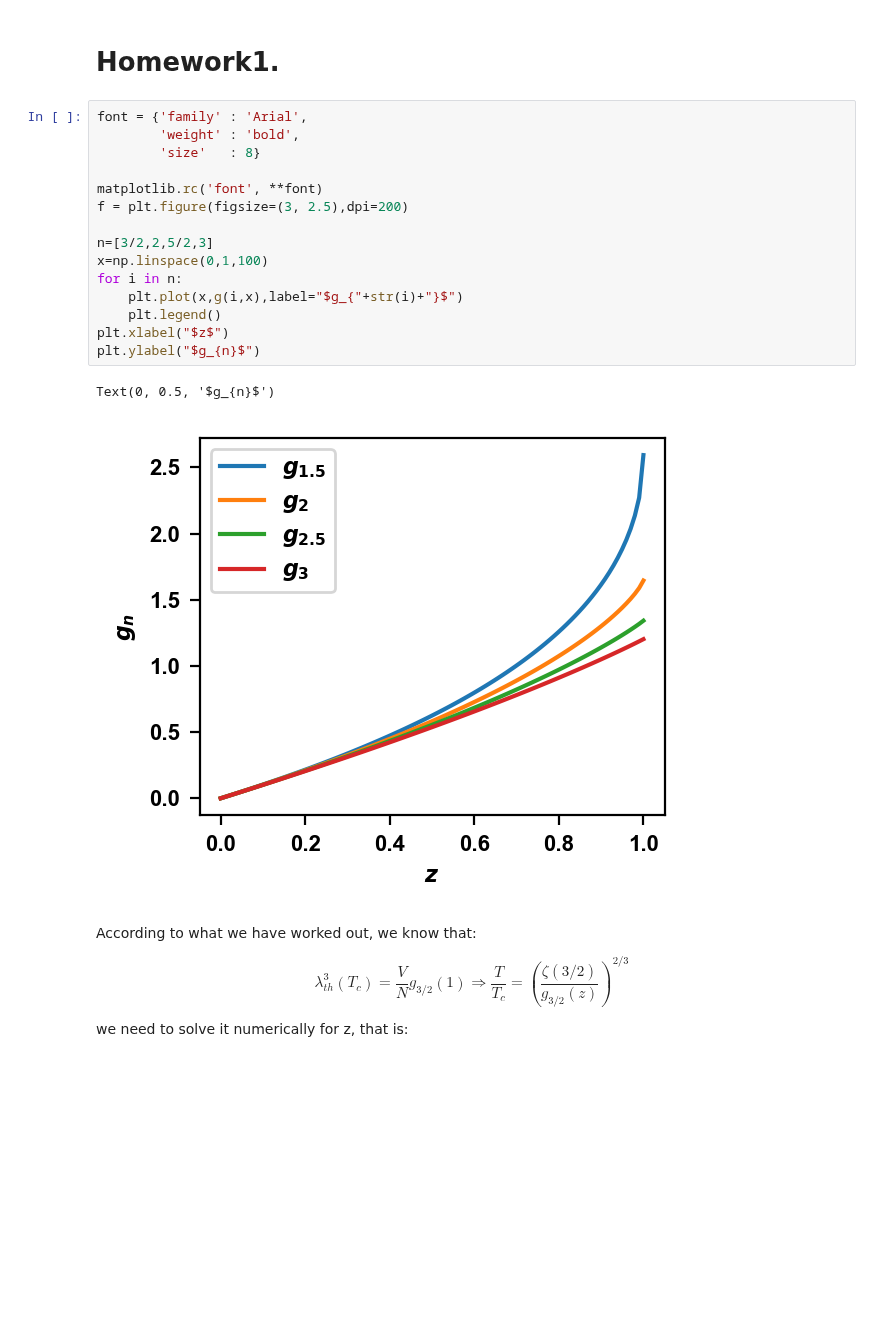
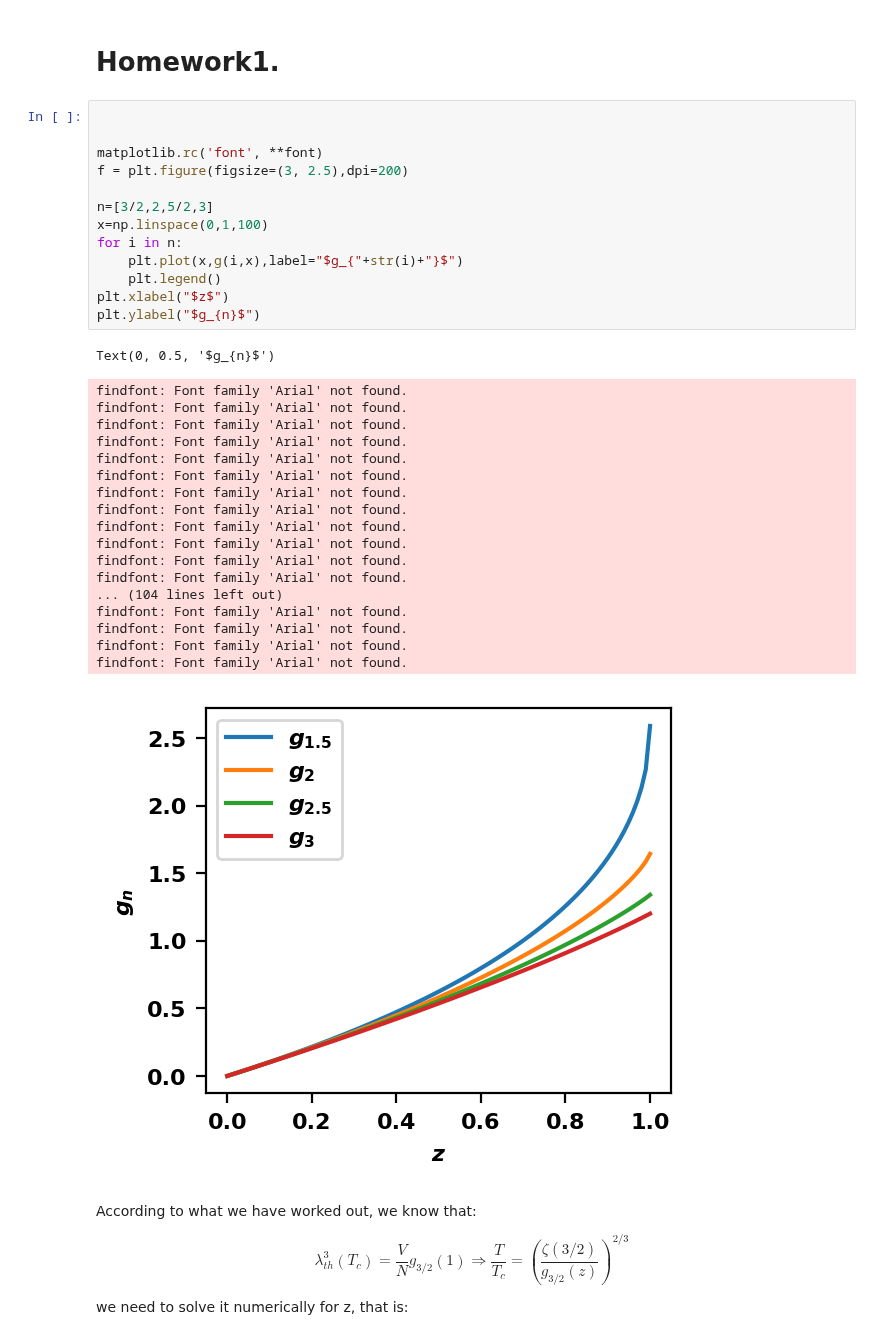
Before and after one commit to EstebanM-98/University_codes, a Jupyter notebook: Quantum_Mechanics/QSE1.ipynb, the cells around one changed output. Cells and saved outputs as stored; diff of their text form; blank space fills up the shorter version.

```diff
--- a/Quantum_Mechanics/QSE1.ipynb
+++ b/Quantum_Mechanics/QSE1.ipynb
@@ -24,23 +26,38 @@ def g(n,z): #g_n(z)
 # %% [markdown]
 # Homework1.
 # %%
-font = {'family' : 'Arial',
-        'weight' : 'bold',
-        'size'   : 8}
+
 
 matplotlib.rc('font', **font)
 f = plt.figure(figsize=(3, 2.5),dpi=200)
 
 n=[3/2,2,5/2,3]
 x=np.linspace(0,1,100)
 for i in n:
     plt.plot(x,g(i,x),label="$g_{"+str(i)+"}$")
     plt.legend()
 plt.xlabel("$z$")
 plt.ylabel("$g_{n}$")
 # %% [output]
 Text(0, 0.5, '$g_{n}$')
+findfont: Font family 'Arial' not found.
+findfont: Font family 'Arial' not found.
+findfont: Font family 'Arial' not found.
+findfont: Font family 'Arial' not found.
+findfont: Font family 'Arial' not found.
+findfont: Font family 'Arial' not found.
+findfont: Font family 'Arial' not found.
+findfont: Font family 'Arial' not found.
+findfont: Font family 'Arial' not found.
+findfont: Font family 'Arial' not found.
+findfont: Font family 'Arial' not found.
+findfont: Font family 'Arial' not found.
+... (104 lines left out)
+findfont: Font family 'Arial' not found.
+findfont: Font family 'Arial' not found.
+findfont: Font family 'Arial' not found.
+findfont: Font family 'Arial' not found.
-[figure, old version]
+[figure, new version]
 # %% [markdown]
 According to what we have worked out, we know that:
 
```
Also changed, not shown: parts of 4 cells of this notebook, 7 other files.
